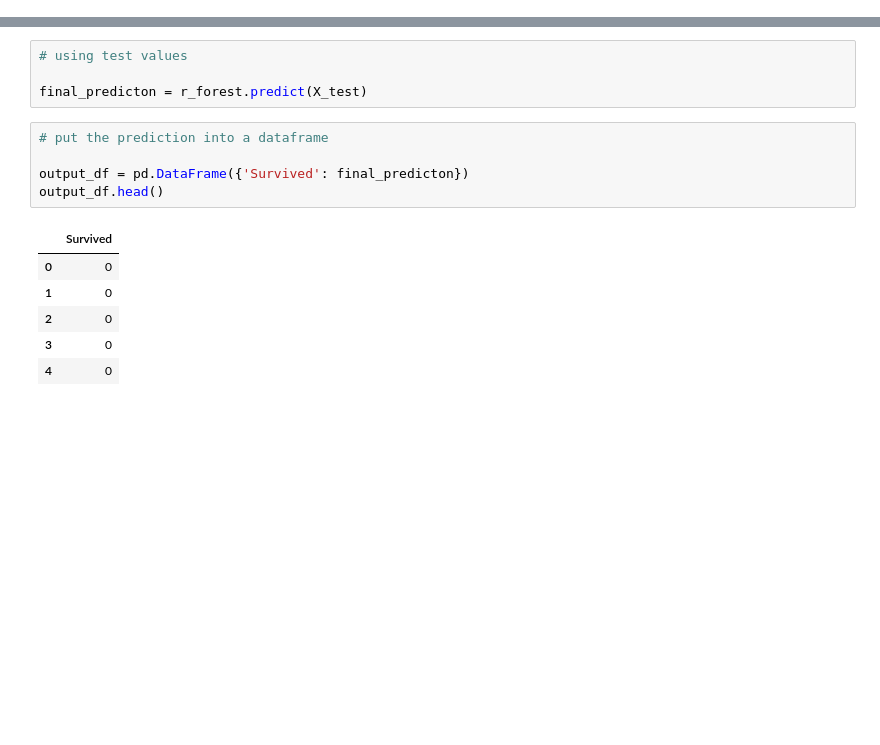
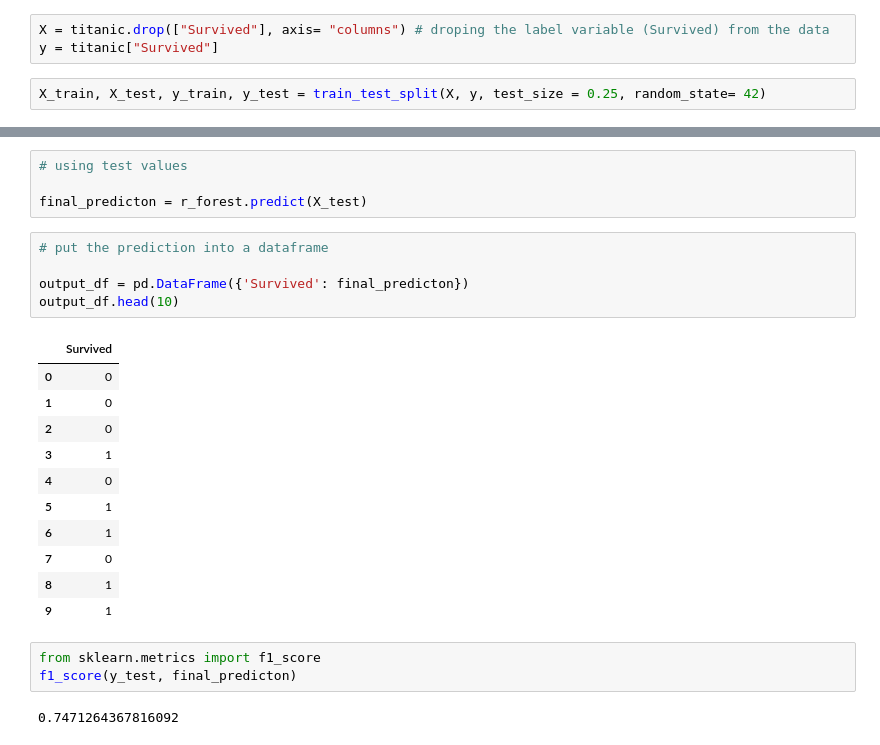
Before and after one commit to metaperson1/metaperson1, a Jupyter notebook: MultiModel_TitanicSurvival.ipynb, the cells around one changed output, grey strips where cells are left out. Saved outputs shown, nothing was run; the diff lists cells and outputs as text; blank space fills up the shorter version.

```diff
--- a/MultiModel_TitanicSurvival.ipynb
+++ b/MultiModel_TitanicSurvival.ipynb
@@ -153,3 +145,8 @@ X_test = sc_object.transform(X_test)
+# %%
+X = titanic.drop(["Survived"], axis= "columns") # droping the label variable (Survived) from the data
+y = titanic["Survived"]
+# %%
+X_train, X_test, y_train, y_test = train_test_split(X, y, test_size = 0.25, random_state= 42)
 # %% [markdown]
 # **Search for best fitting model**
 # %%
@@ -233,12 +232,22 @@ final_predicton = r_forest.predict(X_test)
 # %%
 # put the prediction into a dataframe
 
 output_df = pd.DataFrame({'Survived': final_predicton})
-output_df.head()
+output_df.head(10)
 # %% [output]
 |  | Survived |
 | 0 | 0 |
 | 1 | 0 |
 | 2 | 0 |
-| 3 | 0 |
+| 3 | 1 |
 | 4 | 0 |
+| 5 | 1 |
+| 6 | 1 |
+| 7 | 0 |
+| 8 | 1 |
+| 9 | 1 |
+# %%
+from sklearn.metrics import f1_score
+f1_score(y_test, final_predicton)
+# %% [output]
+0.7471264367816092
```
Also changed, not shown: parts of 6 cells of this notebook.
